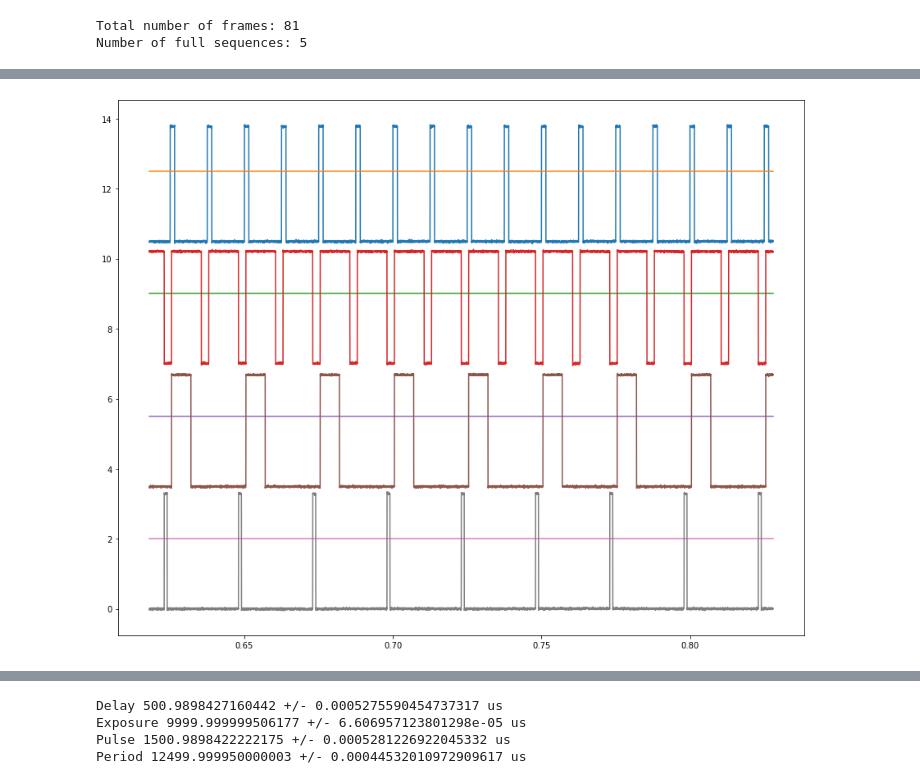
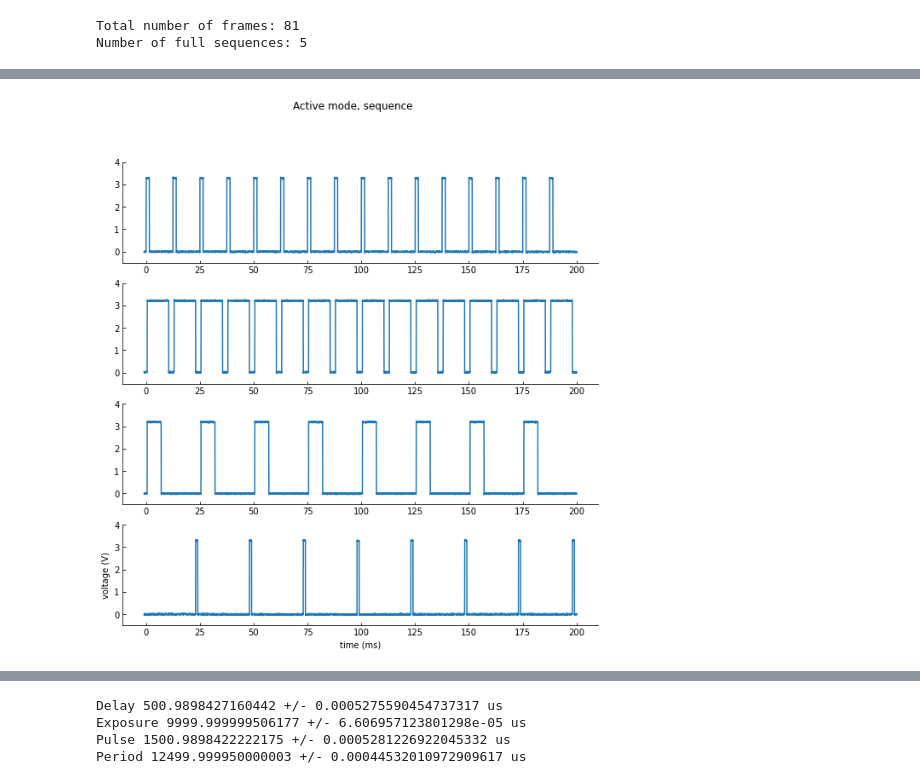
Before and after one commit to mufpga/analysis, a Jupyter notebook: laser_camera_triggering.ipynb, the cells around one changed output, grey strips where cells are left out. Drawn from its saved outputs; the diff is of its cells as text; code cells hidden in the pictures.

Commit message:
update laser trigger analysis

```diff
--- a/laser_camera_triggering.ipynb
+++ b/laser_camera_triggering.ipynb
@@ -394,7 +478,0 @@ plot_wide_offset(cam[first_pt:last_pt,:],
-# %%
-first_pt = 3*length_frame-int(offset/2)
-last_pt = first_pt + 2*16*length_frame-int(offset*1.2)
-plot_wide_offset(cam[first_pt:last_pt,:],
-          [ch2[first_pt:last_pt,:],
-           ch3[first_pt:last_pt,:],
-           ch4[first_pt:last_pt,:]])
@@ -405,7 +483,7 @@ plot_wide_offset(cam[first_pt:last_pt,:],
 # %%
 # load data
-ch1 = load_single('2_figure_active_trigger/1sec/C1_00000.txt')
-ch2 = load_single('2_figure_active_trigger/1sec/C2_00000.txt')
-ch3 = load_single('2_figure_active_trigger/1sec/C3_00000.txt')
-ch4 = load_single('2_figure_active_trigger/1sec/C4_00000.txt')
+cam = load_single('data/M3_laser_camera_triggers/2_figure_active_trigger/1sec/C1_00000.txt')
+ch2 = load_single('data/M3_laser_camera_triggers/2_figure_active_trigger/1sec/C2_00000.txt')
+ch3 = load_single('data/M3_laser_camera_triggers/2_figure_active_trigger/1sec/C3_00000.txt')
+ch4 = load_single('data/M3_laser_camera_triggers/2_figure_active_trigger/1sec/C4_00000.txt')
 # %%
@@ -442,7 +552,30 @@ plot_wide(ch1[first_pt:last_pt,:],
 # %%
-plot_wide_offset(ch1[first_pt:last_pt,:],
-          [ch2[first_pt:last_pt,:],
-           ch3[first_pt:last_pt,:],
-           ch4[first_pt:last_pt,:]])
+# plot each channels of a single sequence in their own graph
+def plot_2c_active(ref, v_list, time_scale = 1):
+    rng = [-0.5, 4]
+
+    tmin = ref[find_rising(ref),0]
+
+    fig, ax = plt.subplots(len(v_list)+1, figsize=(10, 10))
+    ax[0].plot((ref[:,0]-tmin)*time_scale,ref[:,1]) # camera
+    ax[0].set_ylim(rng)
+
+    for i, v in enumerate(v_list):
+        ax[i+1].plot((v[:,0]-tmin)*time_scale,v[:,1]) # lasers
+        ax[i+1].set_ylim(rng)
+
+    fig.suptitle('Active mode, sequence')
+    ax[-1].set_xlabel(get_time(time_scale))
+    ax[-1].set_ylabel('voltage (V)')
+
+    dir_path = 'figs/'
+    if not os.path.isdir(dir_path): os.mkdir(dir_path)
+    plt.savefig(dir_path+'fig_2c_active.eps', format='eps')
+
+f, l = get_sequence_active(cam, ch2, ch3, ch4, 34, plot = False)
+plot_2c_active(cam[f:l,:],
+          [ch2[f:l,:],
+           ch3[f:l,:],
+           ch4[f:l,:]], 1_000)
 # %% [output]
-[figure, old version]
+[figure, new version]
```
Also changed, not shown: parts of 34 cells of this notebook.
